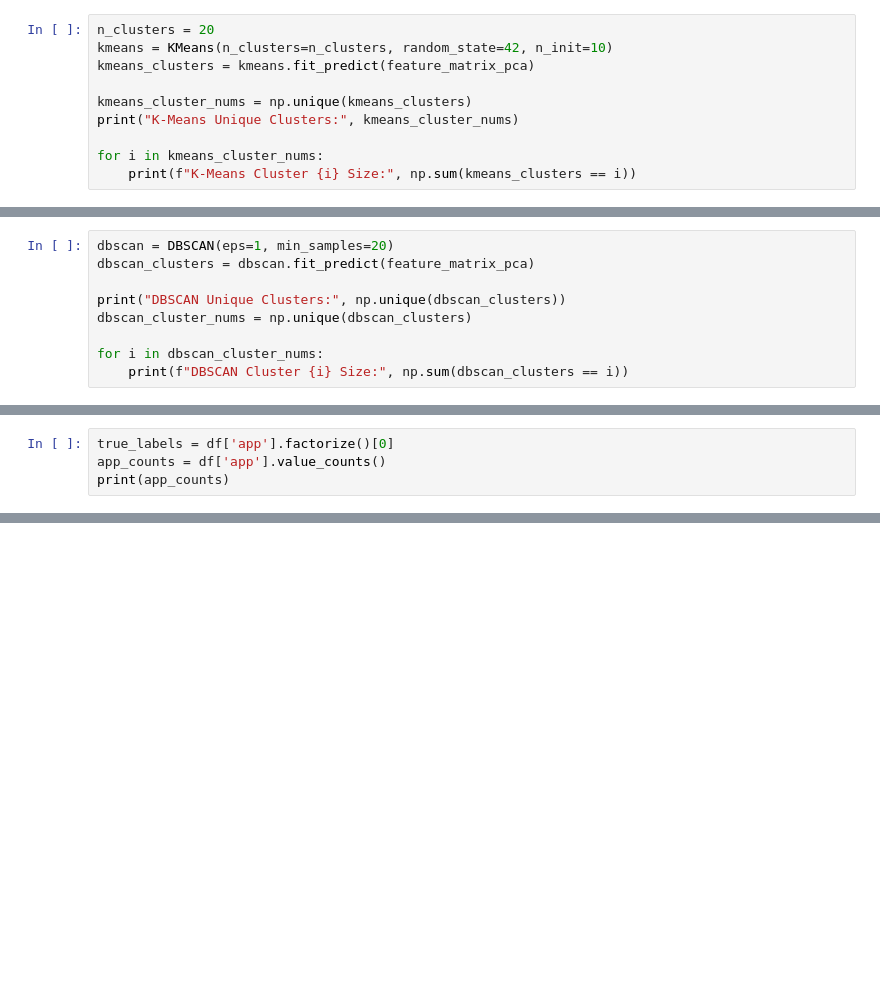
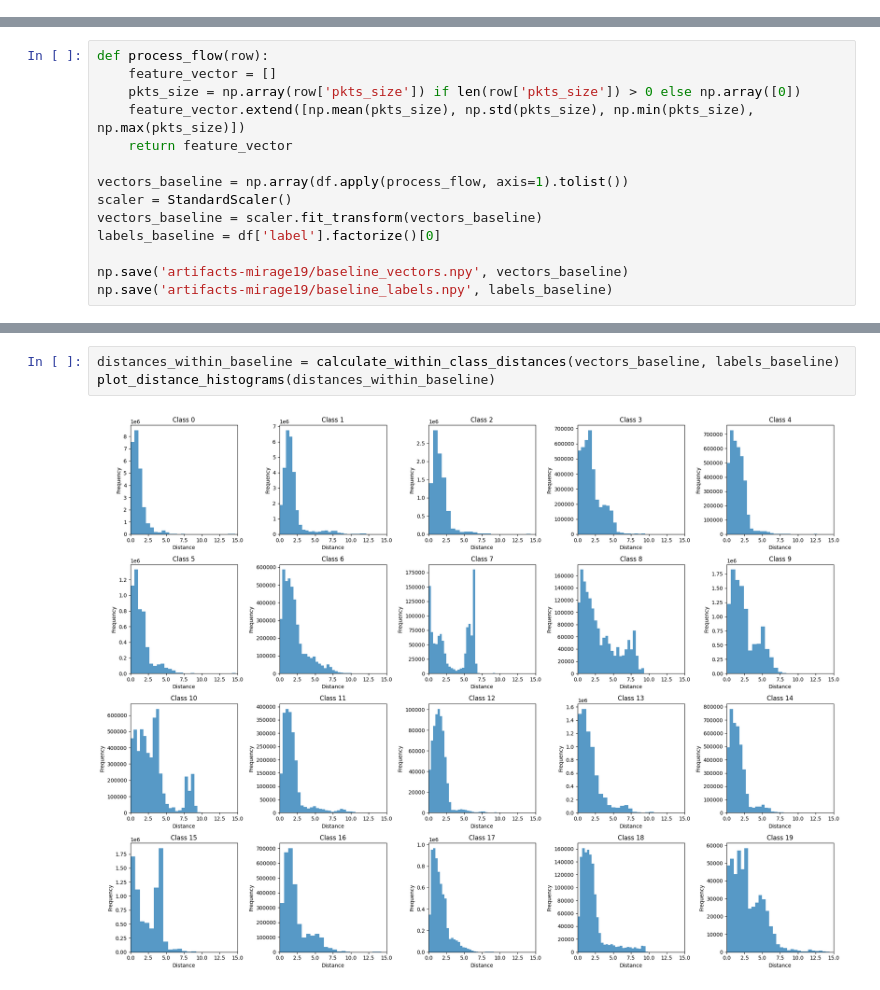
Before and after one commit to elliev7/partiii_research_project, a Jupyter notebook: fingerprinting/baseline_clustering.ipynb, the cells around one changed output, grey strips where cells are left out. Cells and saved outputs as stored; diff of their text form; blank space fills up the shorter version.

Commit message:
processing embeddings

```diff
--- a/fingerprinting/baseline_clustering.ipynb
+++ b/fingerprinting/baseline_clustering.ipynb
@@ -129,10 +29,0 @@ plt.show()
-# %%
-n_clusters = 20
-kmeans = KMeans(n_clusters=n_clusters, random_state=42, n_init=10)
-kmeans_clusters = kmeans.fit_predict(feature_matrix_pca)
-
-kmeans_cluster_nums = np.unique(kmeans_clusters)
-print("K-Means Unique Clusters:", kmeans_cluster_nums)
-
-for i in kmeans_cluster_nums:
-    print(f"K-Means Cluster {i} Size:", np.sum(kmeans_clusters == i))
@@ -157,9 +29,0 @@ K-Means Cluster 19 Size: 7072
-# %%
-dbscan = DBSCAN(eps=1, min_samples=20)
-dbscan_clusters = dbscan.fit_predict(feature_matrix_pca)
-
-print("DBSCAN Unique Clusters:", np.unique(dbscan_clusters))
-dbscan_cluster_nums = np.unique(dbscan_clusters)
-
-for i in dbscan_cluster_nums:
-    print(f"DBSCAN Cluster {i} Size:", np.sum(dbscan_clusters == i))
@@ -186,4 +29,0 @@ DBSCAN Cluster 16 Size: 27
-# %%
-true_labels = df['app'].factorize()[0]
-app_counts = df['app'].value_counts()
-print(app_counts)
@@ -259,0 +30,14 @@ plt.show()
+# %%
+def process_flow(row):
+    feature_vector = []
+    pkts_size = np.array(row['pkts_size']) if len(row['pkts_size']) > 0 else np.array([0])
+    feature_vector.extend([np.mean(pkts_size), np.std(pkts_size), np.min(pkts_size), np.max(pkts_size)])
+    return feature_vector
+
+vectors_baseline = np.array(df.apply(process_flow, axis=1).tolist())
+scaler = StandardScaler()
+vectors_baseline = scaler.fit_transform(vectors_baseline)
+labels_baseline = df['label'].factorize()[0]
+
+np.save('artifacts-mirage19/baseline_vectors.npy', vectors_baseline)
+np.save('artifacts-mirage19/baseline_labels.npy', labels_baseline)
@@ -259,0 +157,5 @@ plt.show()
+# %%
+distances_within_baseline = calculate_within_class_distances(vectors_baseline, labels_baseline)
+plot_distance_histograms(distances_within_baseline)
+# %% [output]
+[figure, added]
```
Also changed, not shown: parts of 25 cells of this notebook, 12 other files.
